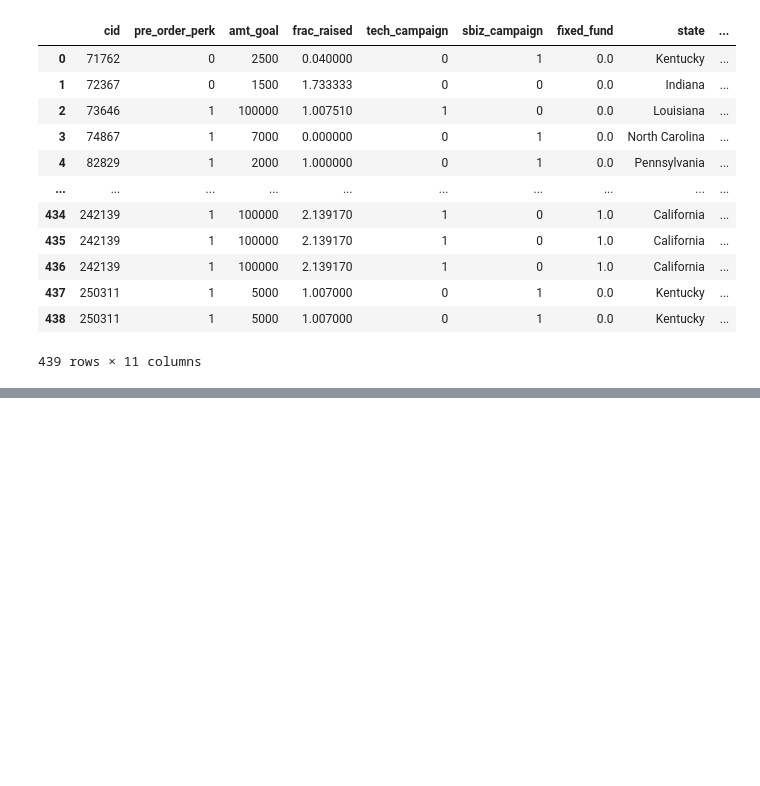
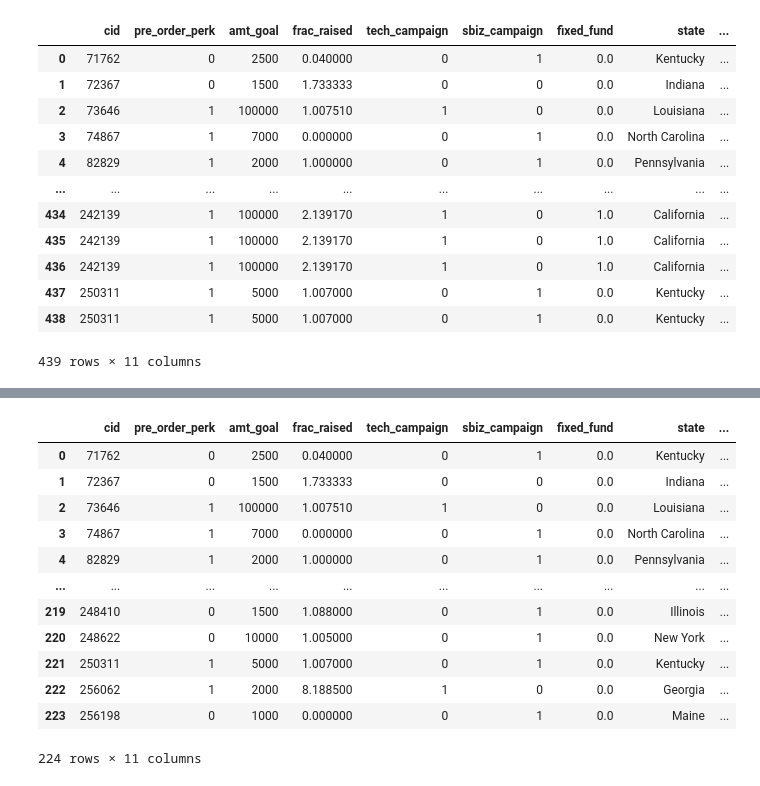
Before and after one commit to itsGarrin/crowdfunding-success-prediction, a Jupyter notebook: notebook/crowdfunding-success-prediction.ipynb, the cells around one changed output, grey strips where cells are left out. Saved outputs shown, nothing was run; the diff lists cells and outputs as text; code cells hidden in the pictures; blank space fills up the shorter version.

```diff
--- a/notebook/crowdfunding-success-prediction.ipynb
+++ b/notebook/crowdfunding-success-prediction.ipynb
@@ -29,0 +70,18 @@ df
+# %%
+# drop duplicates
+df = df.drop_duplicates()
+df
+# %% [output]
+|  | cid | pre_order_perk | amt_goal | frac_raised | tech_campaign | sbiz_campaign | fixed_fund | state | ... |
+| 0 | 71762 | 0 | 2500 | 0.040000 | 0 | 1 | 0.0 | Kentucky | ... |
+| 1 | 72367 | 0 | 1500 | 1.733333 | 0 | 0 | 0.0 | Indiana | ... |
+| 2 | 73646 | 1 | 100000 | 1.007510 | 1 | 0 | 0.0 | Louisiana | ... |
+| 3 | 74867 | 1 | 7000 | 0.000000 | 0 | 1 | 0.0 | North Carolina | ... |
+| 4 | 82829 | 1 | 2000 | 1.000000 | 0 | 1 | 0.0 | Pennsylvania | ... |
+| ... | ... | ... | ... | ... | ... | ... | ... | ... | ... |
+| 219 | 248410 | 0 | 1500 | 1.088000 | 0 | 1 | 0.0 | Illinois | ... |
+| 220 | 248622 | 0 | 10000 | 1.005000 | 0 | 1 | 0.0 | New York | ... |
+| 221 | 250311 | 1 | 5000 | 1.007000 | 0 | 1 | 0.0 | Kentucky | ... |
+| 222 | 256062 | 1 | 2000 | 8.188500 | 1 | 0 | 0.0 | Georgia | ... |
+| 223 | 256198 | 0 | 1000 | 0.000000 | 0 | 1 | 0.0 | Maine | ... |
+224 rows × 11 columns
```
Also changed, not shown: parts of 26 cells of this notebook.
